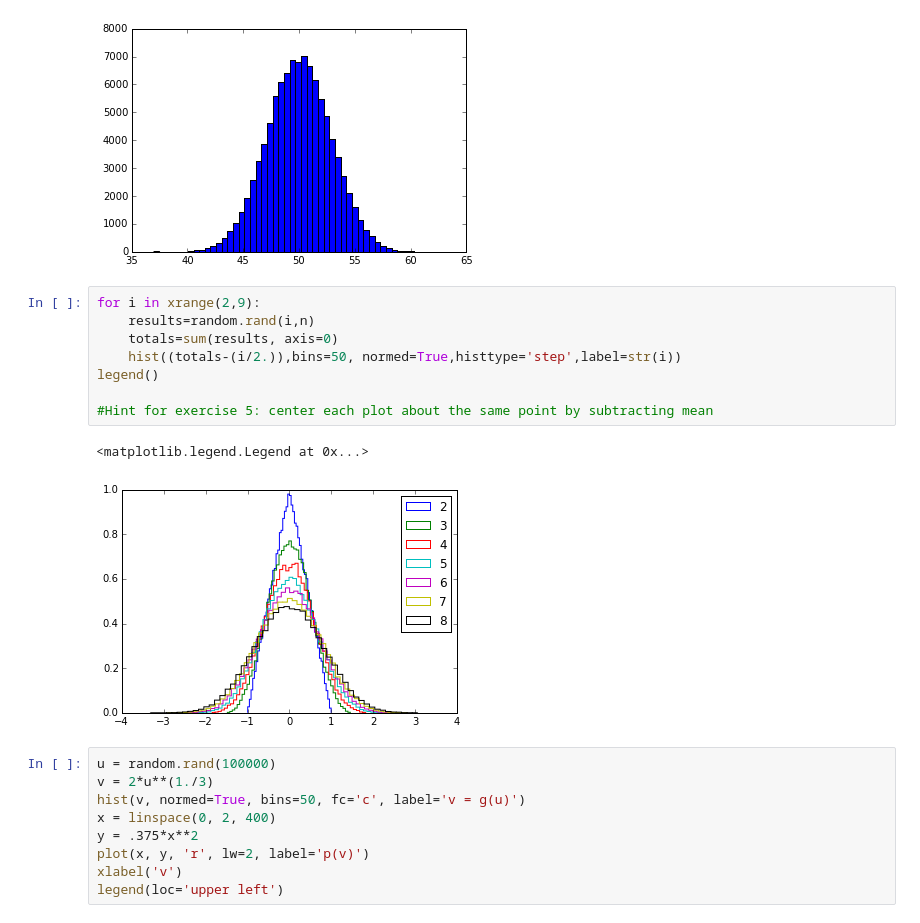
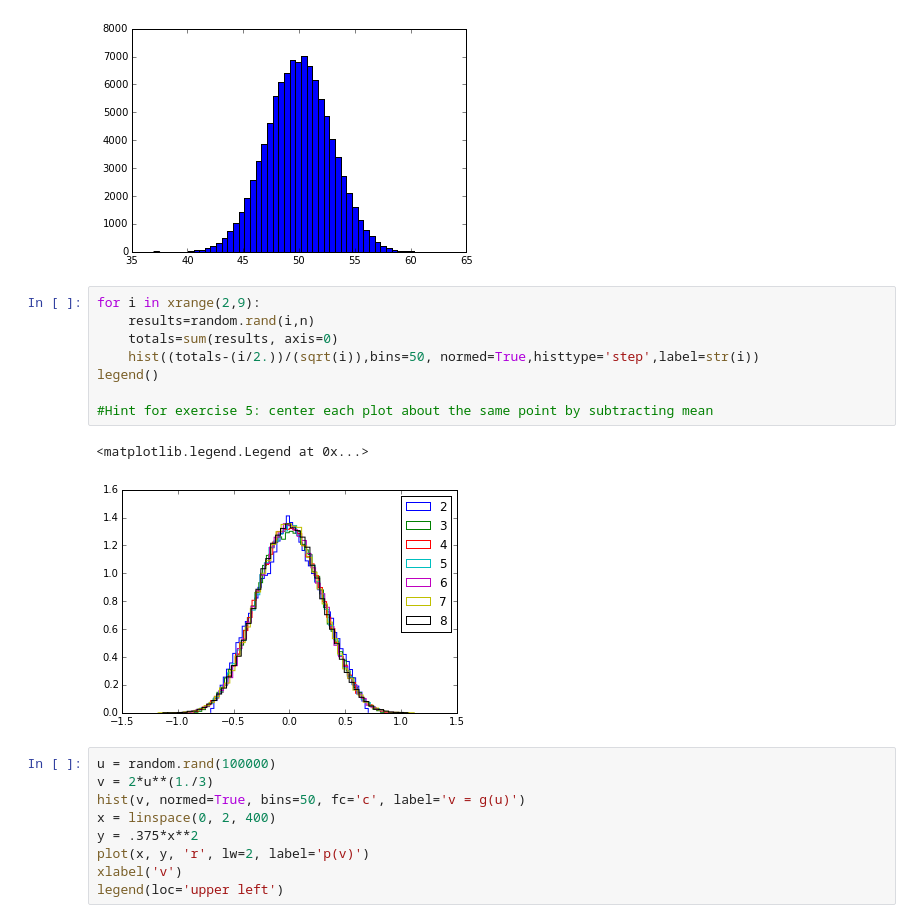
Before and after one commit to wpmackay/Python, a Jupyter notebook: Notes/Week 11 Notes.ipynb, the cells around one changed output. Saved outputs shown, nothing was run; the diff lists cells and outputs as text.

```diff
--- a/Notes/Week 11 Notes.ipynb
+++ b/Notes/Week 11 Notes.ipynb
@@ -126,14 +124,14 @@ hist(M,50)
 # %%
 for i in xrange(2,9):
     results=random.rand(i,n)
     totals=sum(results, axis=0)
-    hist((totals-(i/2.)),bins=50, normed=True,histtype='step',label=str(i))
+    hist((totals-(i/2.))/(sqrt(i)),bins=50, normed=True,histtype='step',label=str(i))
 legend()
 
 #Hint for exercise 5: center each plot about the same point by subtracting mean
 # %% [output]
 <matplotlib.legend.Legend at 0x...>
-[figure, old version]
+[figure, new version]
 # %%
 u = random.rand(100000)
 v = 2*u**(1./3)
```
Also changed, not shown: parts of 5 cells of this notebook.
